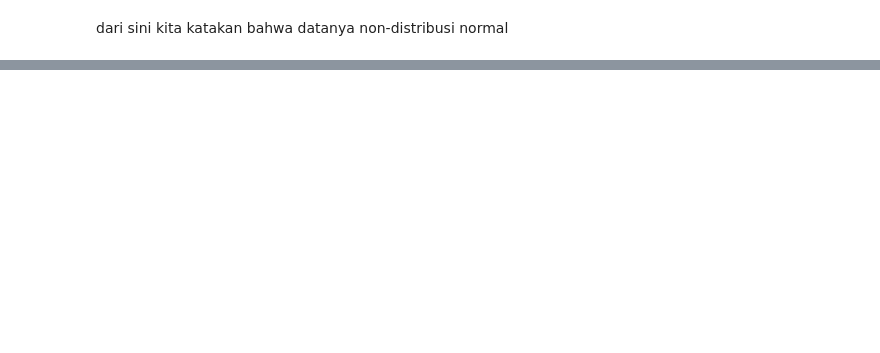
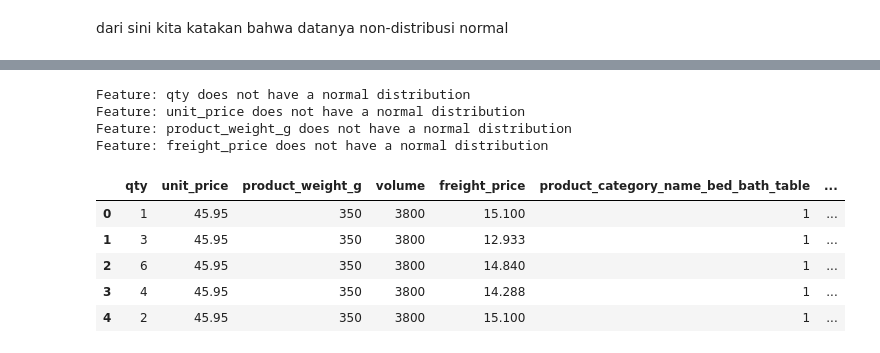
Before and after one commit to kayabaakihiko13/Project-Base-Narisio, a Jupyter notebook: main.ipynb, the cells around one changed output, grey strips where cells are left out. Cells and saved outputs as stored; diff of their text form; code cells hidden in the pictures; blank space fills up the shorter version.

```diff
--- a/main.ipynb
+++ b/main.ipynb
@@ -264,2 +291,6 @@ https://gist.github.com/mwaskom/de44147ed2974457ad6372750bbe5751
 # %% [markdown]
 dari sini kita katakan bahwa datanya non-distribusi normal
+# %%
+numerical_data = X.select_dtypes(include=np.number)
+cat_data = X.select_dtypes(exclude=np.number)
+numerical_data.head()
@@ -265,0 +313,3 @@ dari sini kita katakan bahwa datanya non-distribusi normal
+# %%
+cat_dummies = pd.get_dummies(cat_data,dtype=int)
+cat_dummies
@@ -265,0 +343,3 @@ dari sini kita katakan bahwa datanya non-distribusi normal
+# %%
+numerical_data["unit_price"]=remove_outlier(numerical_data["unit_price"])
+numerical_data["product_weight_g"]=remove_outlier(numerical_data["product_weight_g"])
@@ -265,0 +362,18 @@ dari sini kita katakan bahwa datanya non-distribusi normal
+# %%
+for feat in ["qty","unit_price","product_weight_g","freight_price"]:
+    detect_outlier(numerical_data[feat])
+# %% [output]
+Feature: qty does not have a normal distribution
+Feature: unit_price does not have a normal distribution
+Feature: product_weight_g does not have a normal distribution
+Feature: freight_price does not have a normal distribution
+# %%
+independet_variabel = numerical_data.join(cat_dummies)
+independet_variabel.head()
+# %% [output]
+|  | qty | unit_price | product_weight_g | volume | freight_price | product_category_name_bed_bath_table | ... |
+| 0 | 1 | 45.95 | 350 | 3800 | 15.100 | 1 | ... |
+| 1 | 3 | 45.95 | 350 | 3800 | 12.933 | 1 | ... |
+| 2 | 6 | 45.95 | 350 | 3800 | 14.840 | 1 | ... |
+| 3 | 4 | 45.95 | 350 | 3800 | 14.288 | 1 | ... |
+| 4 | 2 | 45.95 | 350 | 3800 | 15.100 | 1 | ... |
```
Also changed, not shown: parts of 24 cells of this notebook.
